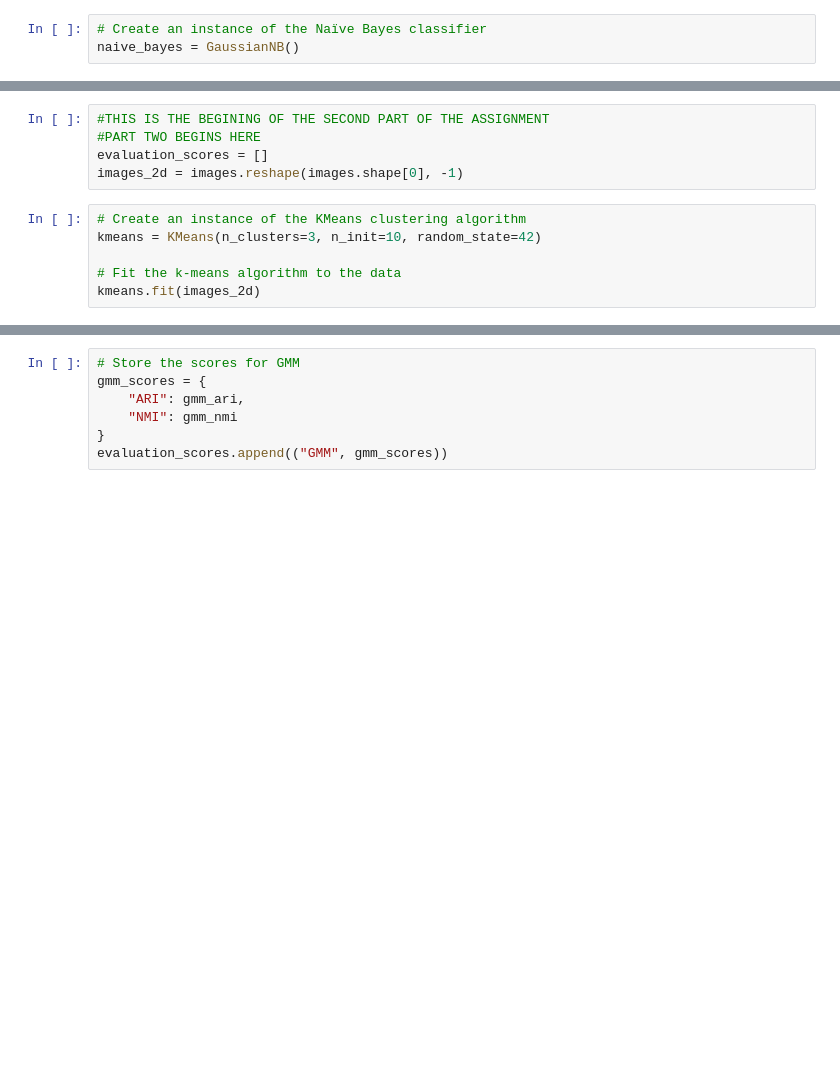
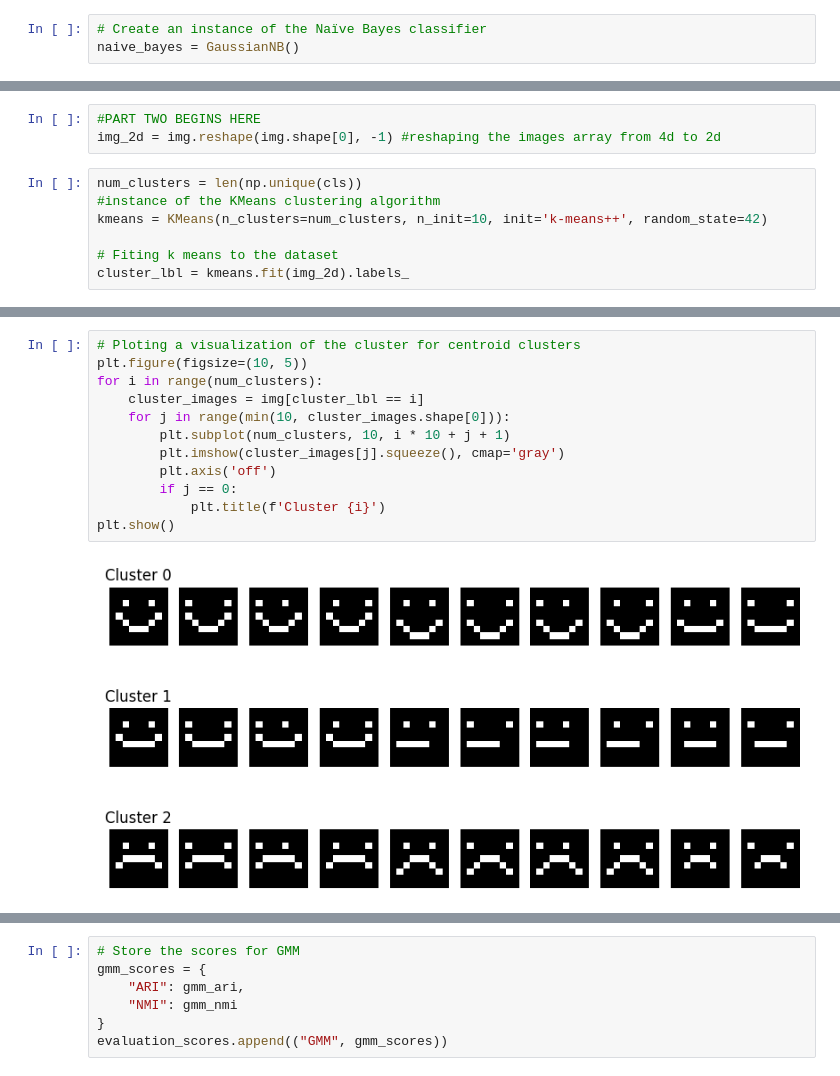
Before and after one commit to epospiky/Machine_Learning_with_Smiley_Dataset, a Jupyter notebook: F21DL.ipynb, the cells around one changed output, grey strips where cells are left out. Drawn from its saved outputs; the diff is of its cells as text; blank space fills up the shorter version.

```diff
--- a/F21DL.ipynb
+++ b/F21DL.ipynb
@@ -246,11 +192,10 @@ Error: index 81 is out of bounds for axis 0 with size 81
 # %%
-#THIS IS THE BEGINING OF THE SECOND PART OF THE ASSIGNMENT
 #PART TWO BEGINS HERE
-evaluation_scores = []
-images_2d = images.reshape(images.shape[0], -1)
+img_2d = img.reshape(img.shape[0], -1) #reshaping the images array from 4d to 2d
 # %%
-# Create an instance of the KMeans clustering algorithm
-kmeans = KMeans(n_clusters=3, n_init=10, random_state=42)
+num_clusters = len(np.unique(cls))
+#instance of the KMeans clustering algorithm
+kmeans = KMeans(n_clusters=num_clusters, n_init=10, init='k-means++', random_state=42)
 
-# Fit the k-means algorithm to the data
-kmeans.fit(images_2d)
+# Fiting k means to the dataset
+cluster_lbl = kmeans.fit(img_2d).labels_
@@ -256,0 +232,14 @@ kmeans.fit(images_2d)
+# %%
+# Ploting a visualization of the cluster for centroid clusters
+plt.figure(figsize=(10, 5))
+for i in range(num_clusters):
+    cluster_images = img[cluster_lbl == i]
+    for j in range(min(10, cluster_images.shape[0])):
+        plt.subplot(num_clusters, 10, i * 10 + j + 1)
+        plt.imshow(cluster_images[j].squeeze(), cmap='gray')
+        plt.axis('off')
+        if j == 0:
+            plt.title(f'Cluster {i}')
+plt.show()
+# %% [output]
+[figure, added]
```
Also changed, not shown: parts of 56 cells of this notebook, 2 other files.
